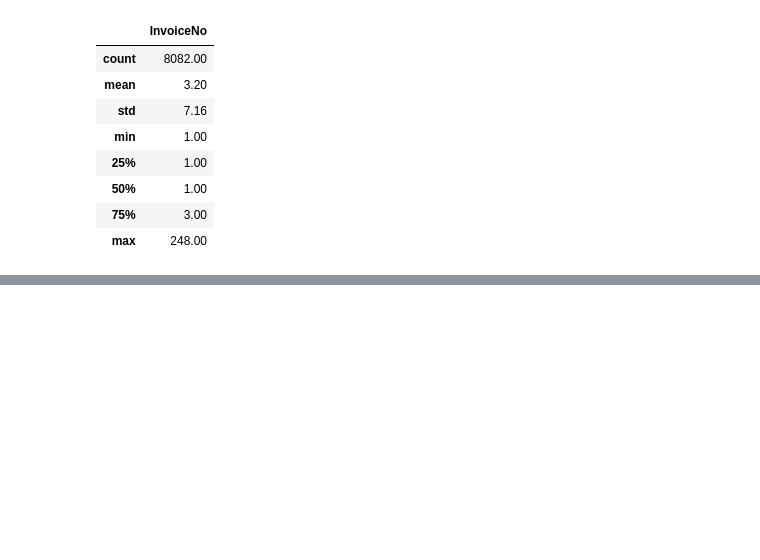
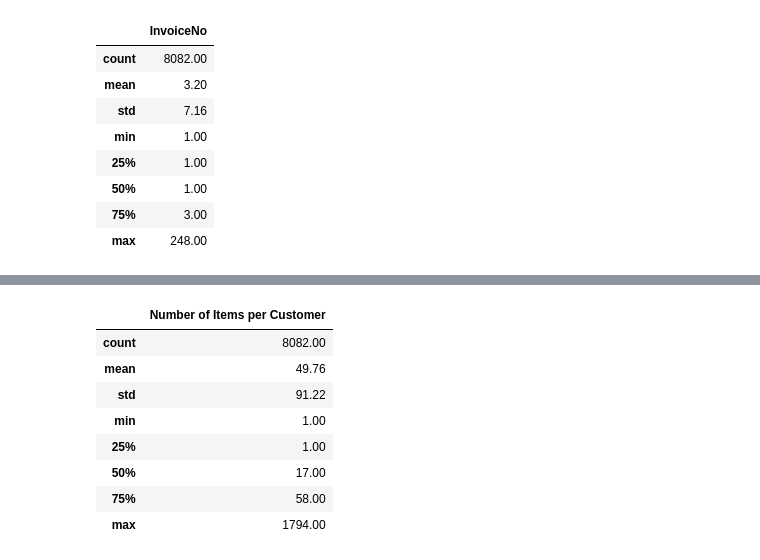
Before and after one commit to Ranjitkumarmuduli/Capstone-Project--4, a Jupyter notebook: Online_Retail_Customer_Segmentation_Capstone_Project.ipynb, the cells around one changed output, grey strips where cells are left out. Saved outputs shown, nothing was run; the diff lists cells and outputs as text; code cells hidden in the pictures; blank space fills up the shorter version.

```diff
--- a/Online_Retail_Customer_Segmentation_Capstone_Project.ipynb
+++ b/Online_Retail_Customer_Segmentation_Capstone_Project.ipynb
@@ -356,0 +400,12 @@ groupby_customers.describe()
+# %%
+groupby_ID.describe()
+# %% [output]
+|  | Number of Items per Customer |
+| count | 8082.00 |
+| mean | 49.76 |
+| std | 91.22 |
+| min | 1.00 |
+| 25% | 1.00 |
+| 50% | 17.00 |
+| 75% | 58.00 |
+| max | 1794.00 |
```
Also changed, not shown: parts of 9 cells of this notebook.
